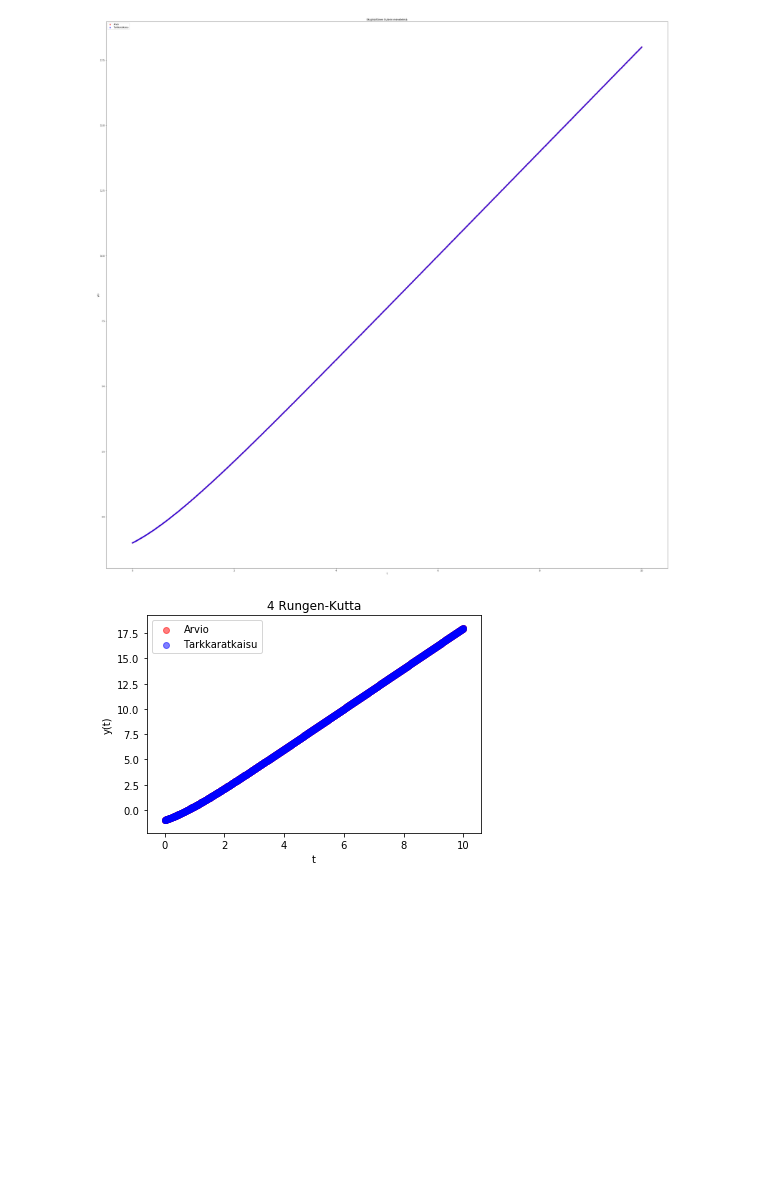
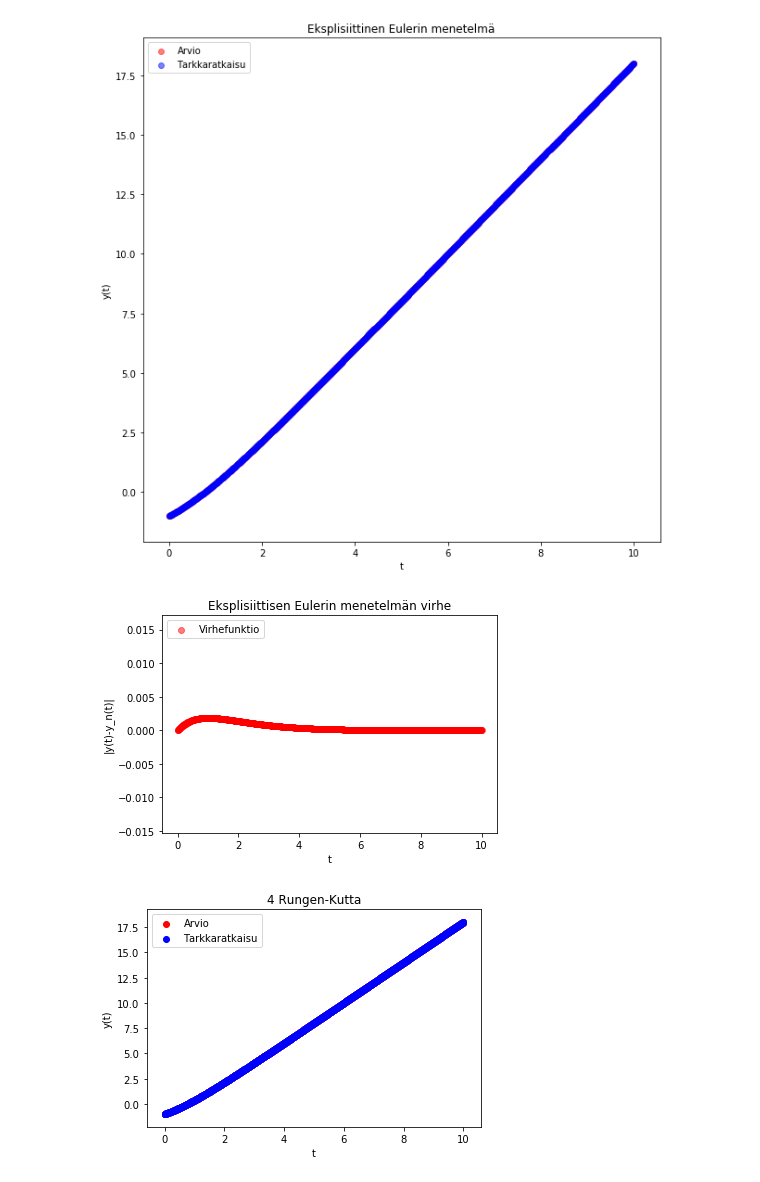
Before and after one commit to Neuroosi/Numerical-analysis, a Jupyter notebook: Untitled1.ipynb, the cells around one changed output. Cells and saved outputs as stored; diff of their text form; code cells hidden in the pictures; blank space fills up the shorter version.

```diff
--- a/Untitled1.ipynb
+++ b/Untitled1.ipynb
@@ -6,23 +6,28 @@ import math
 def euler(f,sol,h,p,y_0):
     approx = [] ## otetaan jokaisella askeleella arvio talteen
     analytic = []
+    error = []
     t = 0 ##aika
     y = y_0
     approx.append((t,y))
     analytic.append((t,sol(t)))
+    error.append((t,abs(sol(t)-y)))
     while (h+t) <= p:##iteroidaan kunnes ollaan saavutettu piste...
         y = y + h*f(t,y) ##lasketaan y_{k+1}
         t += h ##päivitetään aikaa
         approx.append((t,y))
         analytic.append((t,sol(t)))
-    return [approx, analytic]
+        error.append((t,abs(sol(t)-y)))
+    return [approx, analytic, error]
 def rungekutta_4th(f,sol,h,p,y_0):
     approx = []
     analytic = []
+    error = []
     t = 0 ##aika
     y = y_0
     approx.append((t,y))
     analytic.append((t,sol(t)))
+    error.append((t,abs(sol(t)-y)))
     while (h+t) <= p:##iteroidaan kunnes ollaan saavutettu piste...
         K_1=f(t,y)
         K_2=f(t+0.5*h,y+h/2*K_1)
@@ -32,7 +37,8 @@ def rungekutta_4th(f,sol,h,p,y_0):
         y = y+h/6.0*(K_1+2*K_2+2*K_3+K_4)
         approx.append((t,y))
         analytic.append((t,sol(t)))
-    return [approx,analytic]
+        error.append((t,abs(sol(t)-y)))
+    return [approx,analytic,error]
 # %%
 ##ensin määritetään f(t,y)
 def f(t,y):
@@ -53,27 +59,44 @@ r2 = rungekutta_4th(f,sol,0.01,10,1/2)
 # %%
 e_approx = e[0]
 e_analytic = e[1]
 t,y = zip(*e_approx)
-plt.figure(figsize=(50,50))
+plt.figure(figsize=(10,10))
 plt.scatter(t, y,alpha=0.5, c='r', label = "Arvio")
 t,y=zip(*e_analytic)
 plt.scatter(t, y,alpha=0.5, c='b', label = "Tarkkaratkaisu")
 plt.title('Eksplisiittinen Eulerin menetelmä')
 plt.xlabel('t')
 plt.ylabel('y(t)')
 plt.legend(loc="upper left")
 plt.show()
+e_error=e[2]
+t,y = zip(*e_error)
+plt.scatter(t, y,alpha=0.5, c='r', label = "Virhefunktio")
+plt.title('Eksplisiittisen Eulerin menetelmän virhe')
+plt.xlabel('t')
+plt.ylabel('|y(t)-y_n(t)|')
+plt.legend(loc="upper left")
+plt.show()
 r_approx = r[0]
 r_analytic = r[1]
 t,y = zip(*r_approx)
-plt.scatter(t, y,alpha=0.5, c='r', label = "Arvio")
+plt.scatter(t, y, c='r', label = "Arvio")
 t,y = zip(*r_analytic)
-plt.scatter(t, y,alpha=0.5, c='b', label = "Tarkkaratkaisu")
+plt.scatter(t, y, c='b', label = "Tarkkaratkaisu")
 plt.title('4 Rungen-Kutta')
 plt.xlabel('t')
 plt.ylabel('y(t)')
 plt.legend(loc="upper left")
 plt.show()
+r_error=r[2]
+t,y = zip(*r_error)
+plt.scatter(t, y,alpha=0.5, c='r', label = "Virhefunktio")
+plt.title('4 Rungen-Kutta menetelmän virhe')
+plt.xlabel('t')
+plt.ylabel('|y(t)-y_n(t)|')
+plt.legend(loc="upper left")
+plt.show()
 # %% [output]
-[figure, old version]
+[figure, new version]
-[figure, old version]
+[figure, new version]
+[figure, added]
```
Also changed, not shown: parts of 1 cell of this notebook.
